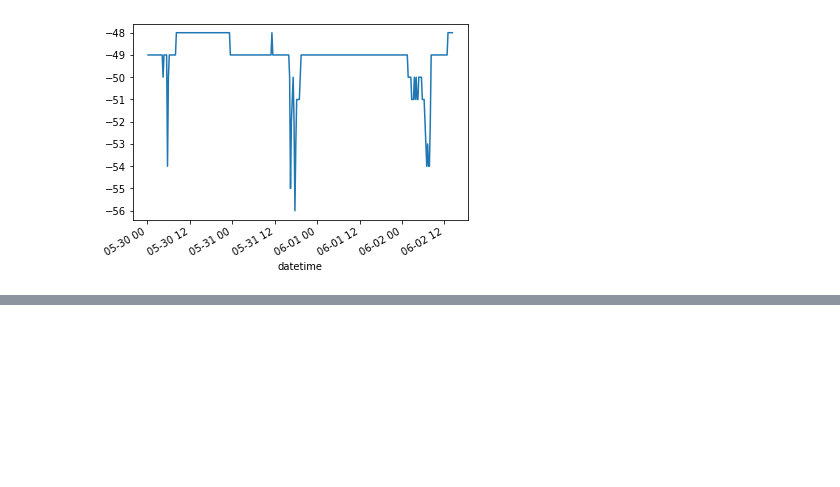
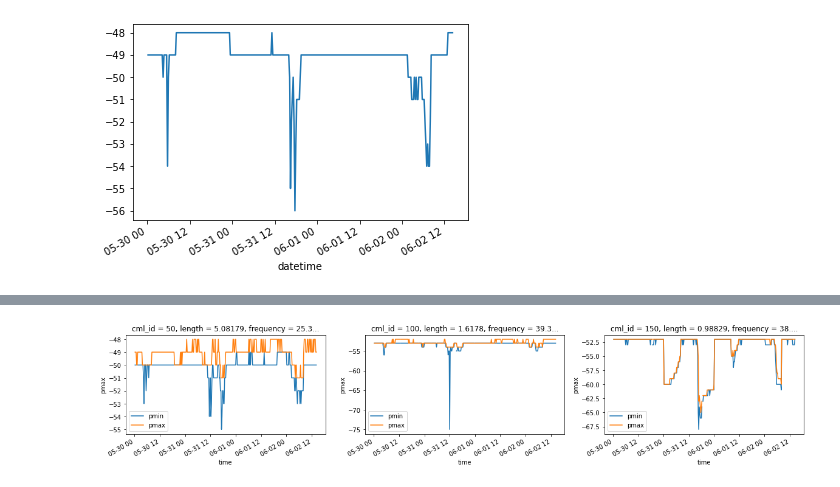
Before and after one commit to OpenSenseAction/OPENSENSE_sandbox, a Jupyter notebook: opensense_data_downloader_and_transformer.ipynb, the cells around one changed output, grey strips where cells are left out. Saved outputs shown, nothing was run; the diff lists cells and outputs as text; code cells hidden in the pictures; blank space fills up the shorter version.

```diff
--- a/opensense_data_downloader_and_transformer.ipynb
+++ b/opensense_data_downloader_and_transformer.ipynb
@@ -150,0 +249,8 @@ df2012_one_cml.pmin.plot();
+# %%
+fig,ax=plt.subplots(ncols=3,figsize=(20,3))
+for i,j in zip([49,99,149],[0,1,2]):
+    ds2012.isel(cml_id=i).pmin.plot(label="pmin",ax=ax[j])
+    ds2012.isel(cml_id=i).pmax.plot(label="pmax",ax=ax[j])
+    ax[j].legend()
+# %% [output]
+[figure, added]
```
Also changed, not shown: parts of 16 cells of this notebook.
